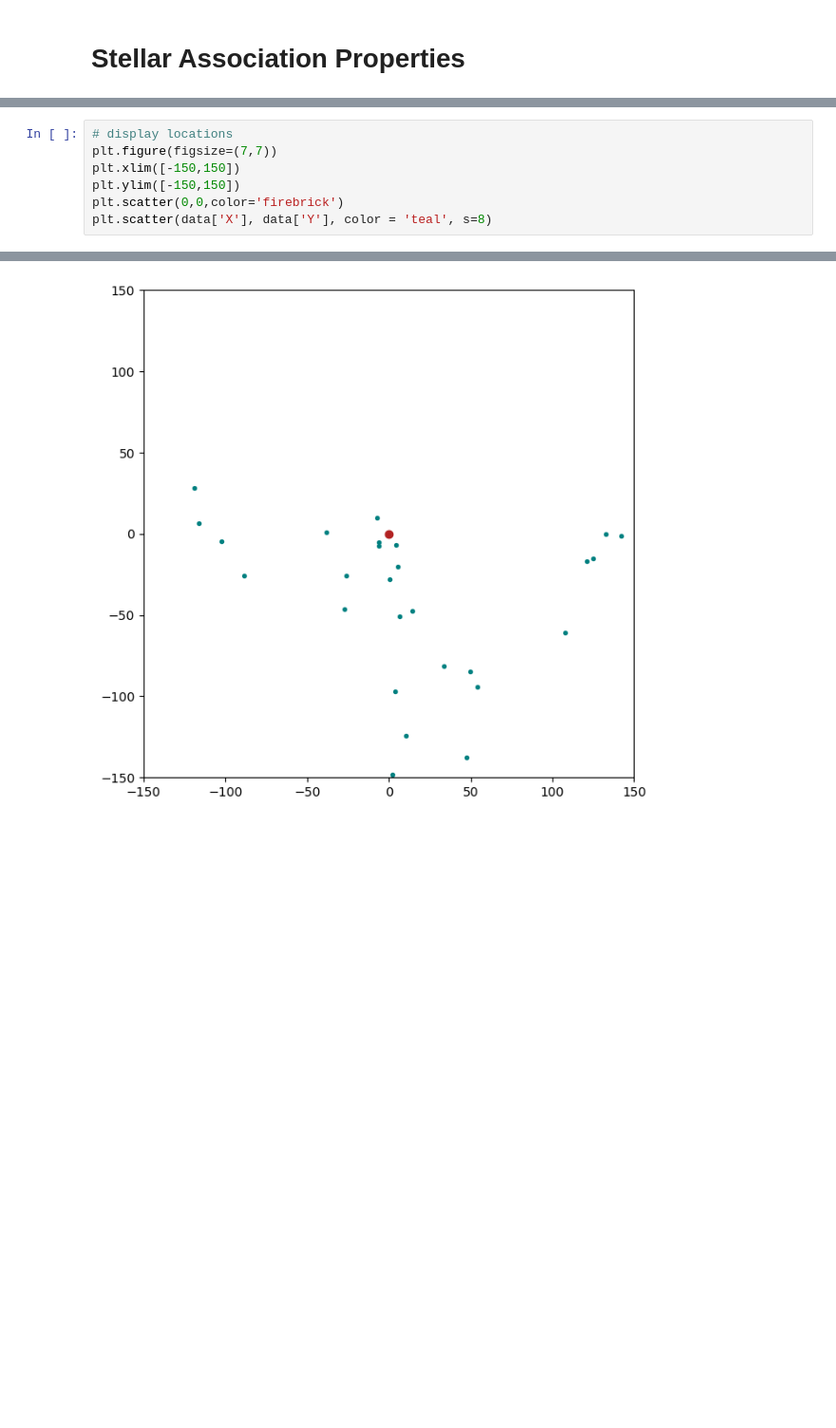
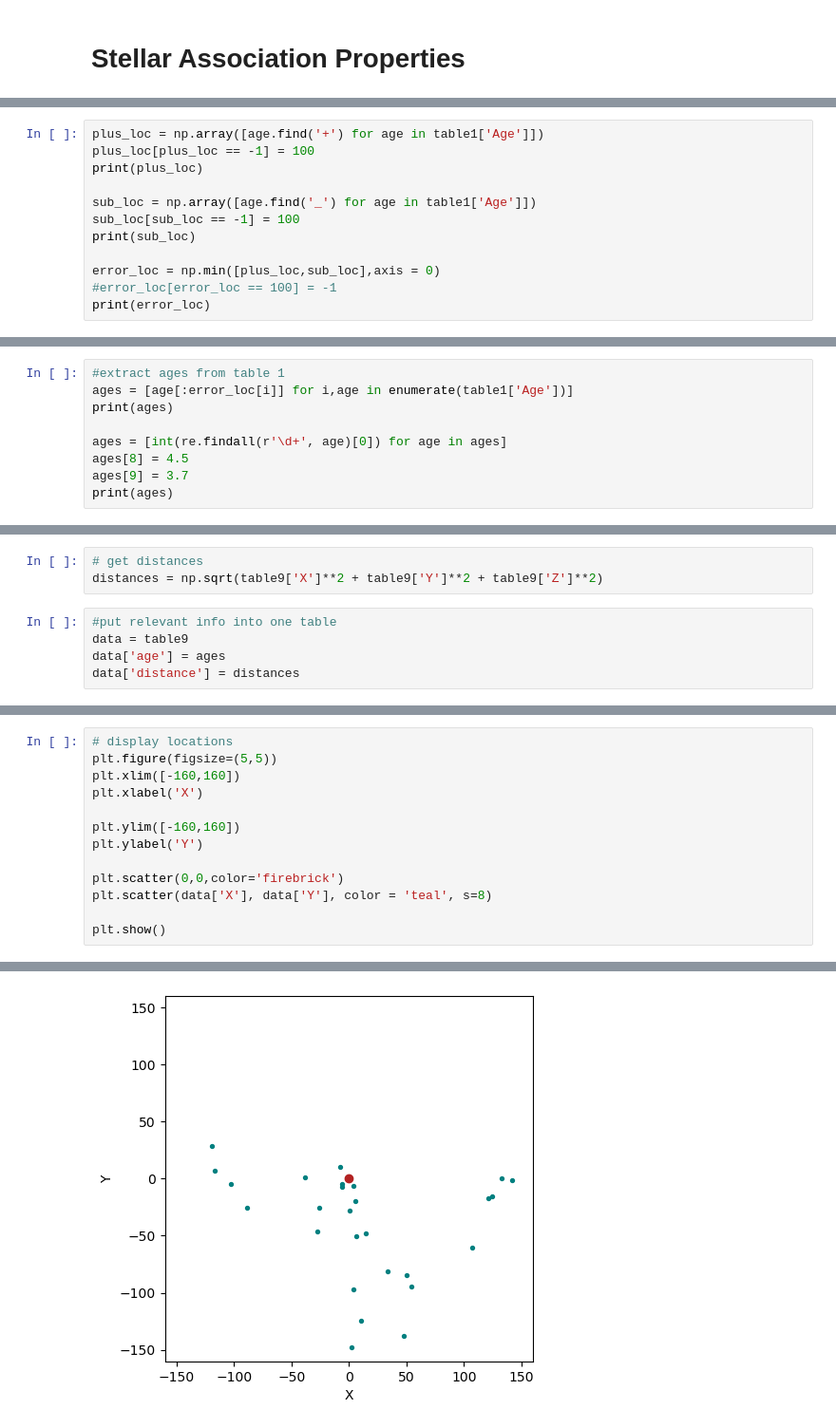
Before and after one commit to AutumnPearce/ISObooks, a Jupyter notebook: associations/associations.ipynb, the cells around one changed output, grey strips where cells are left out. Shown at 95% size. Cells and saved outputs as stored; diff of their text form; blank space fills up the shorter version.

```diff
--- a/associations/associations.ipynb
+++ b/associations/associations.ipynb
@@ -13,0 +82,12 @@ data
+# %%
+plus_loc = np.array([age.find('+') for age in table1['Age']])
+plus_loc[plus_loc == -1] = 100
+print(plus_loc)
+
+sub_loc = np.array([age.find('_') for age in table1['Age']])
+sub_loc[sub_loc == -1] = 100
+print(sub_loc)
+
+error_loc = np.min([plus_loc,sub_loc],axis = 0)
+#error_loc[error_loc == 100] = -1
+print(error_loc)
@@ -13,0 +101,9 @@ data
+# %%
+#extract ages from table 1
+ages = [age[:error_loc[i]] for i,age in enumerate(table1['Age'])]
+print(ages)
+
+ages = [int(re.findall(r'\d+', age)[0]) for age in ages]
+ages[8] = 4.5
+ages[9] = 3.7
+print(ages)
@@ -13,0 +113,8 @@ data
+# %%
+# get distances
+distances = np.sqrt(table9['X']**2 + table9['Y']**2 + table9['Z']**2)
+# %%
+#put relevant info into one table
+data = table9
+data['age'] = ages
+data['distance'] = distances
@@ -14,8 +123,14 @@ data
 # %%
 # display locations
-plt.figure(figsize=(7,7))
-plt.xlim([-150,150])
-plt.ylim([-150,150])
+plt.figure(figsize=(5,5))
+plt.xlim([-160,160])
+plt.xlabel('X')
+
+plt.ylim([-160,160])
+plt.ylabel('Y')
+
 plt.scatter(0,0,color='firebrick')
 plt.scatter(data['X'], data['Y'], color = 'teal', s=8)
+
+plt.show()
 # %% [output]
@@ -23 +137 @@ plt.scatter(data['X'], data['Y'], color = 'teal', s=8)
-[figure, old version]
+[figure, new version]
```
Also changed, not shown: parts of 16 cells of this notebook, 2 other files.
